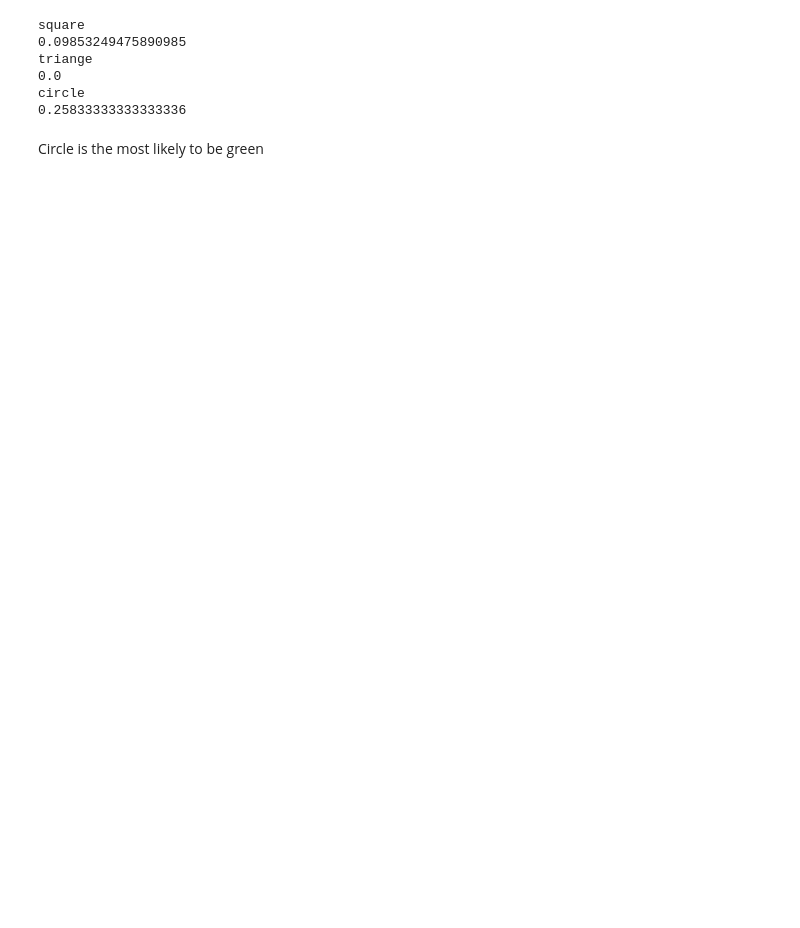
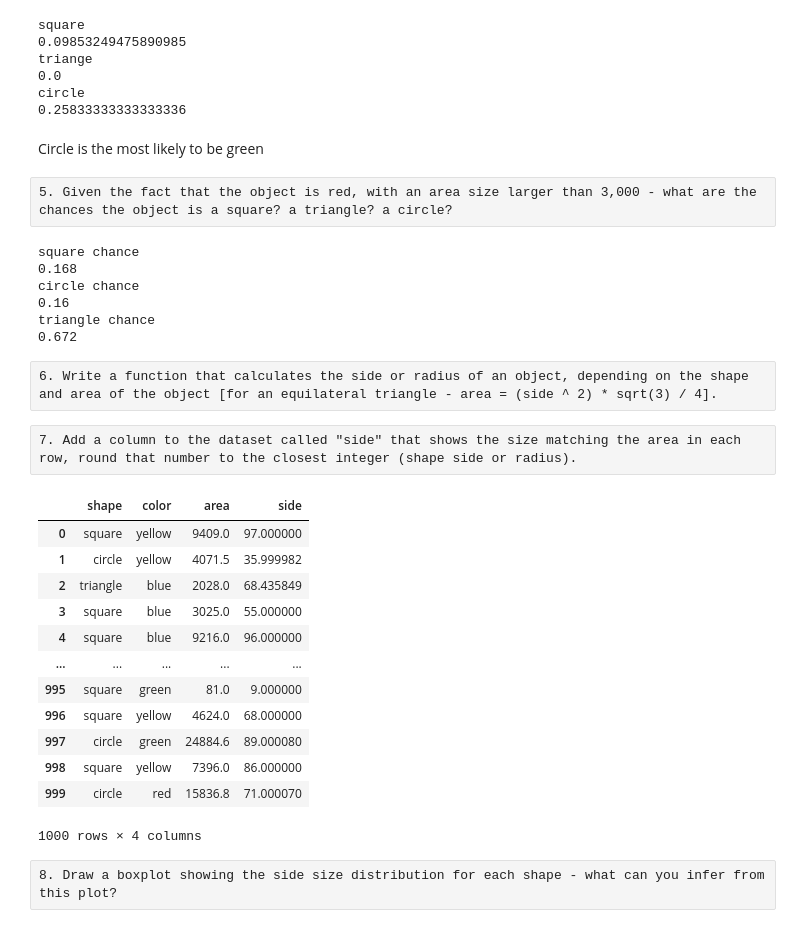
Before and after one commit to swordwielder/riskified_test, a Jupyter notebook: mainplot.ipynb, the cells around one changed output. Cells and saved outputs as stored; diff of their text form; code cells hidden in the pictures; blank space fills up the shorter version.

```diff
--- a/mainplot.ipynb
+++ b/mainplot.ipynb
@@ -98,3 +101,34 @@ circle
 0.25833333333333336
 # %% [markdown]
 Circle is the most likely to be green
+# %% [raw]
+5. Given the fact that the object is red, with an area size larger than 3,000 - what are the chances the object is a square? a triangle? a circle?
+# %%
+scount = 0
+tcount = 0
+ccount = 0
+count = 0
+for index, row in df.iterrows():
+    if row['color']== 'red' and row['area'] > 3000:
+        if row['shape'] == 'square':
+            scount+=1
+        if row['shape'] == 'circle':
+            ccount+=1
+        if row['shape'] == 'triangle':
+            tcount+=1
+        count += 1
+print('square chance')
+print(scount/count)
+print('circle chance')
+print(ccount/count)
+print('triangle chance')
+print(tcount/count)
+# %% [output]
+square chance
+0.168
+circle chance
+0.16
+triangle chance
+0.672
+# %% [raw]
+6. Write a function that calculates the side or radius of an object, depending on the shape and area of the object [for an equilateral triangle - area = (side ^ 2) * sqrt(3) / 4].
@@ -100,0 +146,25 @@ Circle is the most likely to be green
+# %% [raw]
+7. Add a column to the dataset called "side" that shows the size matching the area in each row, round that number to the closest integer (shape side or radius).
+# %%
+sides = []
+for index, row in df.iterrows():
+    ans = calculate(row['shape'],row['area'])
+    sides.append(ans)
+df['side'] = sides
+df
+# %% [output]
+|  | shape | color | area | side |
+| 0 | square | yellow | 9409.0 | 97.000000 |
+| 1 | circle | yellow | 4071.5 | 35.999982 |
+| 2 | triangle | blue | 2028.0 | 68.435849 |
+| 3 | square | blue | 3025.0 | 55.000000 |
+| 4 | square | blue | 9216.0 | 96.000000 |
+| ... | ... | ... | ... | ... |
+| 995 | square | green | 81.0 | 9.000000 |
+| 996 | square | yellow | 4624.0 | 68.000000 |
+| 997 | circle | green | 24884.6 | 89.000080 |
+| 998 | square | yellow | 7396.0 | 86.000000 |
+| 999 | circle | red | 15836.8 | 71.000070 |
+1000 rows × 4 columns
+# %% [raw]
+8. Draw a boxplot showing the side size distribution for each shape - what can you infer from this plot?
```
Also changed, not shown: parts of 18 cells of this notebook, 1 other file.
